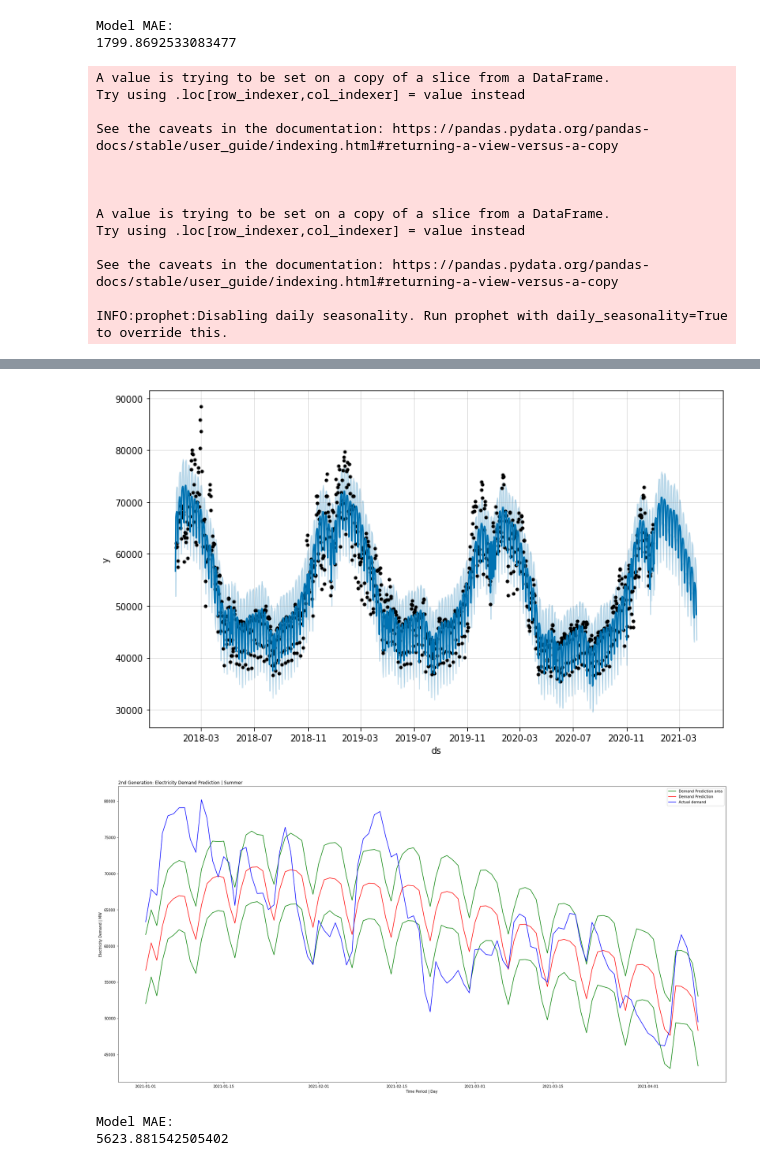
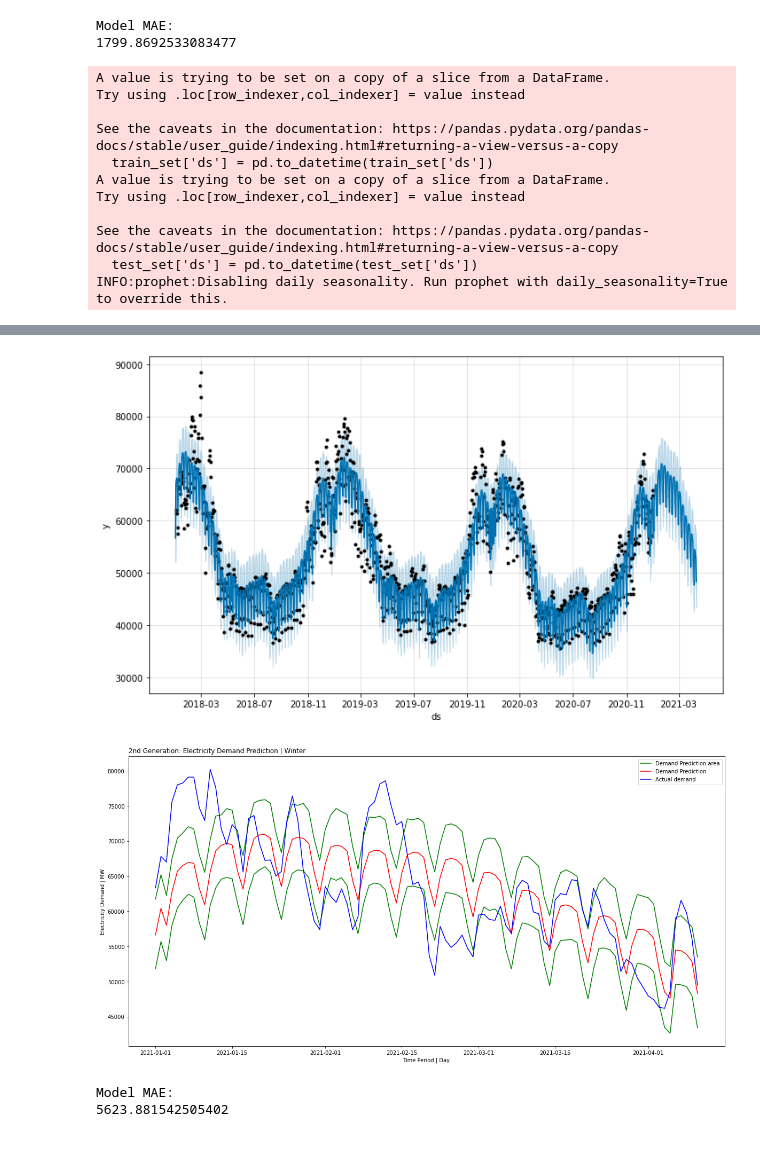
Before and after one commit to snowbalzz/Modeling, a Jupyter notebook: Gen2/Facebook_model.ipynb, the cells around one changed output, grey strips where cells are left out. Saved outputs shown, nothing was run; the diff lists cells and outputs as text; code cells hidden in the pictures.

```diff
--- a/Gen2/Facebook_model.ipynb
+++ b/Gen2/Facebook_model.ipynb
@@ -177,8 +199,8 @@ figure_forecast = m.plot(forecast)
 y_pred = forecast['yhat'][-period:]
 y_org = test_set['y']
 
-plt.figure(figsize=(30, 15))
-plt.title("2nd Generation: Electricity Demand Prediction | Summer", loc = 'left')
+plt.figure(figsize=(20, 10))
+plt.title("2nd Generation: Electricity Demand Prediction | Winter", loc = 'left')
 
 plt.plot(forecast['ds'][-period:], forecast['yhat_upper'][-period:], color='green', label='Demand Prediction area')
 plt.plot(forecast['ds'][-period:], forecast['yhat'][-period:], color='red', label='Demand Prediction')
@@ -195,37 +217,35 @@ plt.show()
 print('Model MAE:')
 print(mean_absolute_error(y_org, y_pred))
 # %% [output]
 A value is trying to be set on a copy of a slice from a DataFrame.
 Try using .loc[row_indexer,col_indexer] = value instead
 
 See the caveats in the documentation: https://pandas.pydata.org/pandas-docs/stable/user_guide/indexing.html#returning-a-view-versus-a-copy
-
-
-
+  train_set['ds'] = pd.to_datetime(train_set['ds'])
 A value is trying to be set on a copy of a slice from a DataFrame.
 Try using .loc[row_indexer,col_indexer] = value instead
 
 See the caveats in the documentation: https://pandas.pydata.org/pandas-docs/stable/user_guide/indexing.html#returning-a-view-versus-a-copy
-
+  test_set['ds'] = pd.to_datetime(test_set['ds'])
 INFO:prophet:Disabling daily seasonality. Run prophet with daily_seasonality=True to override this.
 Initial log joint probability = -18.5444
     Iter      log prob        ||dx||      ||grad||       alpha      alpha0  # evals  Notes
       99        2882.7   0.000187441       59.2145      0.7474      0.7474      144
     Iter      log prob        ||dx||      ||grad||       alpha      alpha0  # evals  Notes
      163       2884.13   0.000114215       94.1678   6.142e-07       0.001      257  LS failed, Hessian reset
      199       2884.37   8.79145e-05        87.318       0.538           1      304
     Iter      log prob        ||dx||      ||grad||       alpha      alpha0  # evals  Notes
      232       2884.42   0.000418811       103.958   3.882e-06       0.001      385  LS failed, Hessian reset
      299       2884.63    0.00766506       91.6226      0.7123           1      466
     Iter      log prob        ||dx||      ||grad||       alpha      alpha0  # evals  Notes
      300       2884.64   0.000506112       110.724   5.524e-06       0.001      515  LS failed, Hessian reset
      395       2884.85   4.70413e-06       61.0198   6.352e-08       0.001      688  LS failed, Hessian reset
      399       2884.85   1.09563e-06       71.4761       2.317      0.2317      694
     Iter      log prob        ||dx||      ||grad||       alpha      alpha0  # evals  Notes
      403       2884.85   1.63152e-07       58.6708      0.0452           1      700
 Optimization terminated normally:
   Convergence detected: relative gradient magnitude is below tolerance
 [figure]
-[figure, old version]
+[figure, new version]
 Model MAE:
 5623.881542505402
```
Also changed, not shown: parts of 5 cells of this notebook.
